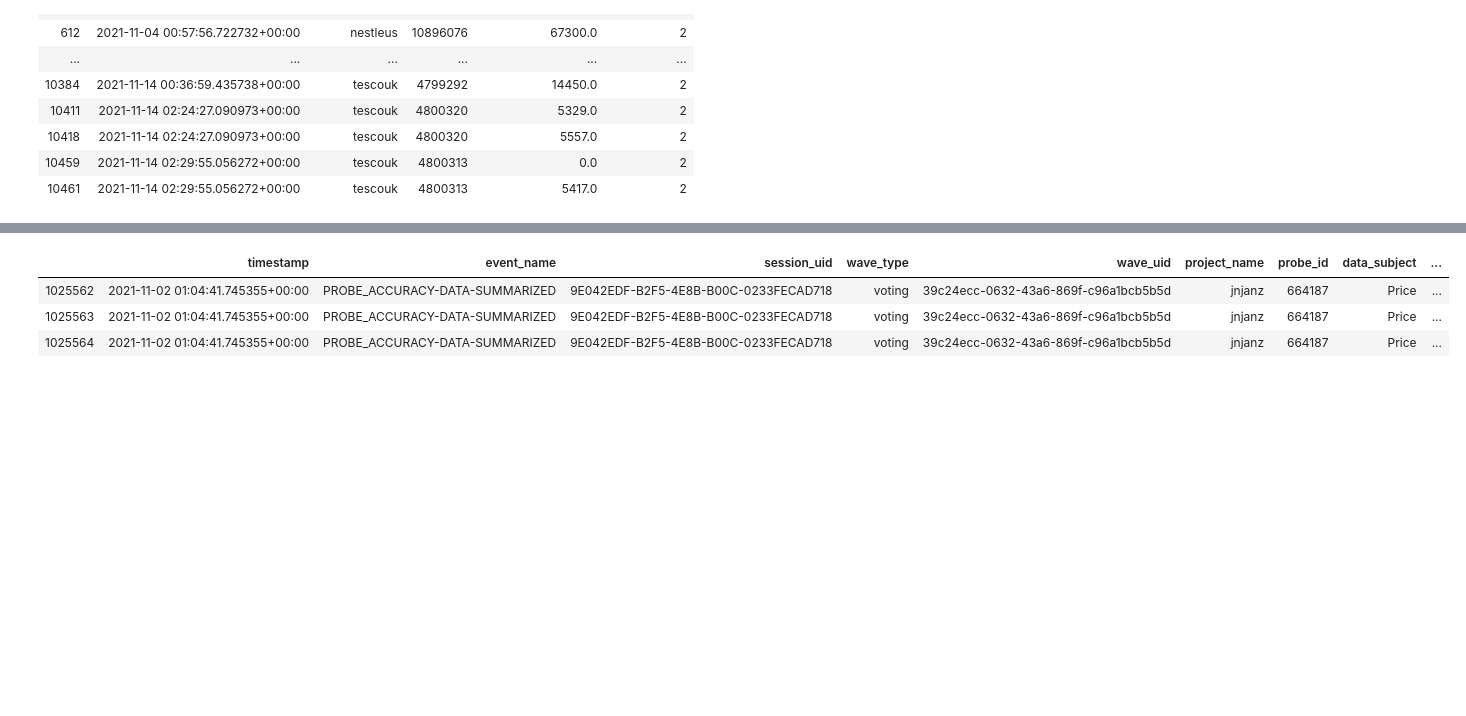
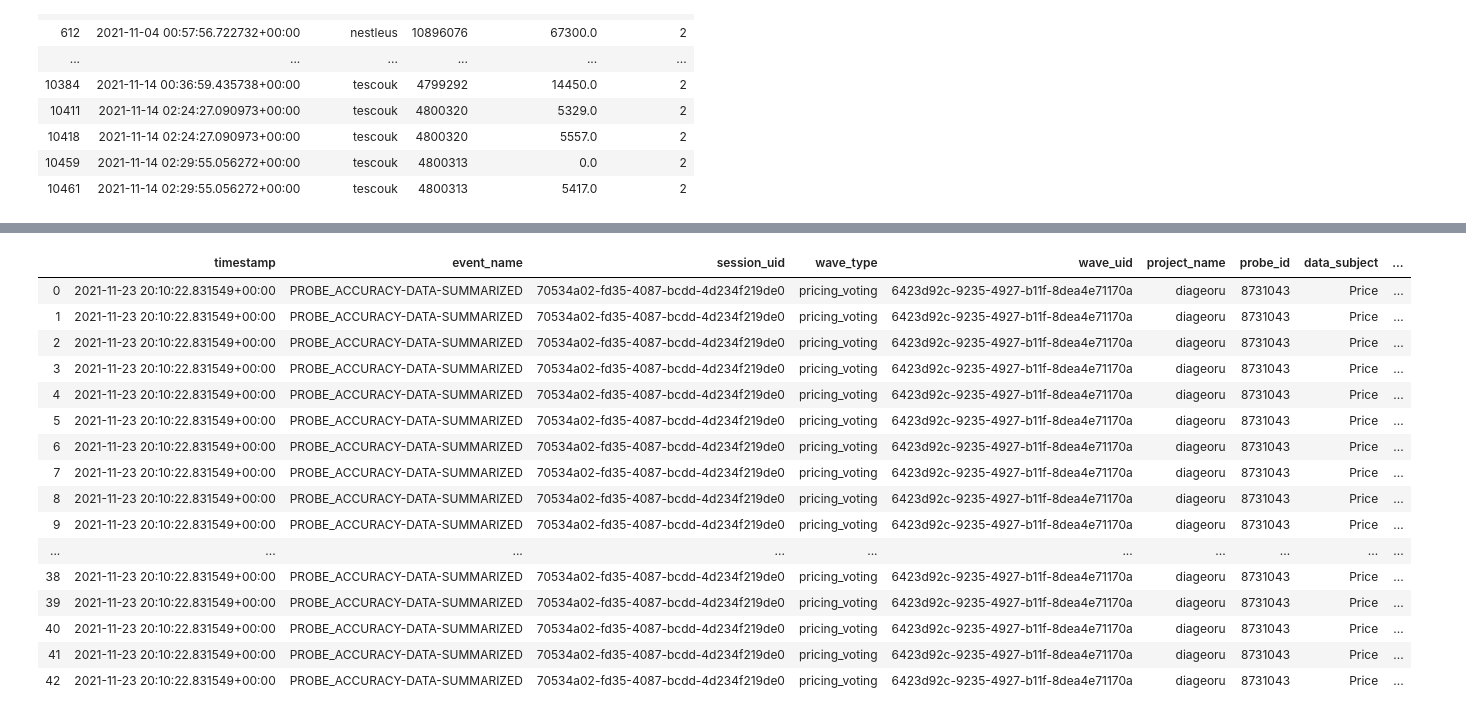
Before and after one commit to AnastasiaTorgovnikov/Pricing-accuracy, a Jupyter notebook: Accuracy pricing table exploration.ipynb, the cells around one changed output, grey strips where cells are left out. Cells and saved outputs as stored; diff of their text form; code cells hidden in the pictures; blank space fills up the shorter version.

```diff
--- a/Accuracy pricing table exploration.ipynb
+++ b/Accuracy pricing table exploration.ipynb
@@ -32,16 +30,20 @@ except NameError:
 # %%
-sql_probes = """ SELECT timestamp,event_name,session_uid,wave_type,wave_uid,
-                        project_name,probe_id,data_subject,flavor,accuracy_logic_type,
-                        fr.masking_box,fr.majority_product_fk,
-                        fr.voting_result,fr.voting_result_linkage, fr.majority_value,
-                        fr.majority_is_promotion, fr.production_tag_source_group,
-                        fr.production_tag_source, fr.production_tag_identified,
-                        fr.production_product_fk, fr.TP_value, fr.FP_value, fr.FN_value,
-                        fr.INCONCLUSIVE_value, fr.TP_promotion,fr.FP_promotion,fr.FN_promotion,
-                        fr.TP_linkage,fr.FP_linkage,fr.FN_linkage,fr.INCONCLUSIVE_linkage
-                    FROM `trax-ortal-prod.raw.factory_accuracy_price`
-                    join unnest (additional_event_data) fr
-                    WHERE DATE(timestamp) > "2021-11-01"
+sql_probes = """ SELECT *
+                        from (SELECT timestamp,event_name,session_uid,wave_type,wave_uid,
+                                    project_name,probe_id,data_subject,flavor,accuracy_logic_type,
+                                    fr.masking_box,fr.majority_product_fk,
+                                    fr.voting_result,fr.voting_result_linkage, fr.majority_value,
+                                    fr.majority_is_promotion, fr.production_tag_source_group,
+                                    fr.production_tag_source, fr.production_tag_identified,
+                                    fr.production_product_fk, fr.TP_value, fr.FP_value, fr.FN_value,
+                                    fr.INCONCLUSIVE_value, fr.TP_promotion,fr.FP_promotion,fr.FN_promotion,
+                                    fr.TP_linkage,fr.FP_linkage,fr.FN_linkage,fr.INCONCLUSIVE_linkage,
+                                    dense_rank() over(partition by event_name, project_name, probe_id,
+                                                                   fr.production_tag_source_group order by timestamp desc) as rownum
+                                FROM `trax-ortal-prod.raw.factory_accuracy_price`
+                                join unnest (additional_event_data) fr
+                                WHERE DATE(timestamp) > "2021-11-01")
+                    where rownum = 1
                     """
 df = bq_client.run_query(sql_probes).to_dataframe()
 # %% [output]
@@ -93,7 +150,20 @@ t1[t1['voting_result']>1]
 # %%
-df[(df['probe_id']==664187) & (df['project_name']=='jnjanz')&(df['majority_product_fk']==5510.0)]
+df[(df['probe_id']==8731043) & (df['project_name']=='diageoru')]
 # %% [output]
 |  | timestamp | event_name | session_uid | wave_type | wave_uid | project_name | probe_id | data_subject | ... |
-| 1025562 | 2021-11-02 01:04:41.745355+00:00 | PROBE_ACCURACY-DATA-SUMMARIZED | 9E042EDF-B2F5-4E8B-B00C-0233FECAD718 | voting | 39c24ecc-0632-43a6-869f-c96a1bcb5b5d | jnjanz | 664187 | Price | ... |
-| 1025563 | 2021-11-02 01:04:41.745355+00:00 | PROBE_ACCURACY-DATA-SUMMARIZED | 9E042EDF-B2F5-4E8B-B00C-0233FECAD718 | voting | 39c24ecc-0632-43a6-869f-c96a1bcb5b5d | jnjanz | 664187 | Price | ... |
-| 1025564 | 2021-11-02 01:04:41.745355+00:00 | PROBE_ACCURACY-DATA-SUMMARIZED | 9E042EDF-B2F5-4E8B-B00C-0233FECAD718 | voting | 39c24ecc-0632-43a6-869f-c96a1bcb5b5d | jnjanz | 664187 | Price | ... |
+| 0 | 2021-11-23 20:10:22.831549+00:00 | PROBE_ACCURACY-DATA-SUMMARIZED | 70534a02-fd35-4087-bcdd-4d234f219de0 | pricing_voting | 6423d92c-9235-4927-b11f-8dea4e71170a | diageoru | 8731043 | Price | ... |
+| 1 | 2021-11-23 20:10:22.831549+00:00 | PROBE_ACCURACY-DATA-SUMMARIZED | 70534a02-fd35-4087-bcdd-4d234f219de0 | pricing_voting | 6423d92c-9235-4927-b11f-8dea4e71170a | diageoru | 8731043 | Price | ... |
+| 2 | 2021-11-23 20:10:22.831549+00:00 | PROBE_ACCURACY-DATA-SUMMARIZED | 70534a02-fd35-4087-bcdd-4d234f219de0 | pricing_voting | 6423d92c-9235-4927-b11f-8dea4e71170a | diageoru | 8731043 | Price | ... |
+| 3 | 2021-11-23 20:10:22.831549+00:00 | PROBE_ACCURACY-DATA-SUMMARIZED | 70534a02-fd35-4087-bcdd-4d234f219de0 | pricing_voting | 6423d92c-9235-4927-b11f-8dea4e71170a | diageoru | 8731043 | Price | ... |
+| 4 | 2021-11-23 20:10:22.831549+00:00 | PROBE_ACCURACY-DATA-SUMMARIZED | 70534a02-fd35-4087-bcdd-4d234f219de0 | pricing_voting | 6423d92c-9235-4927-b11f-8dea4e71170a | diageoru | 8731043 | Price | ... |
+| 5 | 2021-11-23 20:10:22.831549+00:00 | PROBE_ACCURACY-DATA-SUMMARIZED | 70534a02-fd35-4087-bcdd-4d234f219de0 | pricing_voting | 6423d92c-9235-4927-b11f-8dea4e71170a | diageoru | 8731043 | Price | ... |
+| 6 | 2021-11-23 20:10:22.831549+00:00 | PROBE_ACCURACY-DATA-SUMMARIZED | 70534a02-fd35-4087-bcdd-4d234f219de0 | pricing_voting | 6423d92c-9235-4927-b11f-8dea4e71170a | diageoru | 8731043 | Price | ... |
+| 7 | 2021-11-23 20:10:22.831549+00:00 | PROBE_ACCURACY-DATA-SUMMARIZED | 70534a02-fd35-4087-bcdd-4d234f219de0 | pricing_voting | 6423d92c-9235-4927-b11f-8dea4e71170a | diageoru | 8731043 | Price | ... |
+| 8 | 2021-11-23 20:10:22.831549+00:00 | PROBE_ACCURACY-DATA-SUMMARIZED | 70534a02-fd35-4087-bcdd-4d234f219de0 | pricing_voting | 6423d92c-9235-4927-b11f-8dea4e71170a | diageoru | 8731043 | Price | ... |
+| 9 | 2021-11-23 20:10:22.831549+00:00 | PROBE_ACCURACY-DATA-SUMMARIZED | 70534a02-fd35-4087-bcdd-4d234f219de0 | pricing_voting | 6423d92c-9235-4927-b11f-8dea4e71170a | diageoru | 8731043 | Price | ... |
+| ... | ... | ... | ... | ... | ... | ... | ... | ... | ... |
+| 38 | 2021-11-23 20:10:22.831549+00:00 | PROBE_ACCURACY-DATA-SUMMARIZED | 70534a02-fd35-4087-bcdd-4d234f219de0 | pricing_voting | 6423d92c-9235-4927-b11f-8dea4e71170a | diageoru | 8731043 | Price | ... |
+| 39 | 2021-11-23 20:10:22.831549+00:00 | PROBE_ACCURACY-DATA-SUMMARIZED | 70534a02-fd35-4087-bcdd-4d234f219de0 | pricing_voting | 6423d92c-9235-4927-b11f-8dea4e71170a | diageoru | 8731043 | Price | ... |
+| 40 | 2021-11-23 20:10:22.831549+00:00 | PROBE_ACCURACY-DATA-SUMMARIZED | 70534a02-fd35-4087-bcdd-4d234f219de0 | pricing_voting | 6423d92c-9235-4927-b11f-8dea4e71170a | diageoru | 8731043 | Price | ... |
+| 41 | 2021-11-23 20:10:22.831549+00:00 | PROBE_ACCURACY-DATA-SUMMARIZED | 70534a02-fd35-4087-bcdd-4d234f219de0 | pricing_voting | 6423d92c-9235-4927-b11f-8dea4e71170a | diageoru | 8731043 | Price | ... |
+| 42 | 2021-11-23 20:10:22.831549+00:00 | PROBE_ACCURACY-DATA-SUMMARIZED | 70534a02-fd35-4087-bcdd-4d234f219de0 | pricing_voting | 6423d92c-9235-4927-b11f-8dea4e71170a | diageoru | 8731043 | Price | ... |
```
Also changed, not shown: parts of 20 cells of this notebook.
